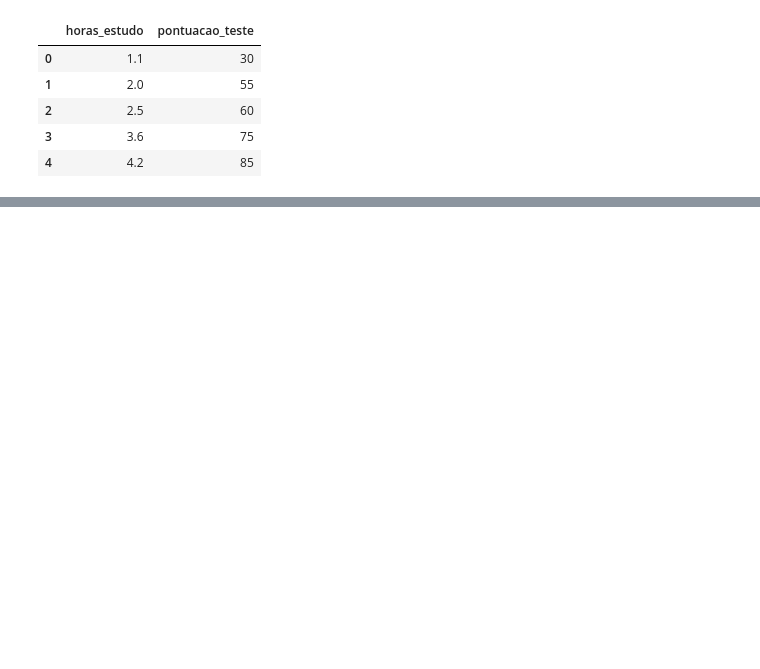
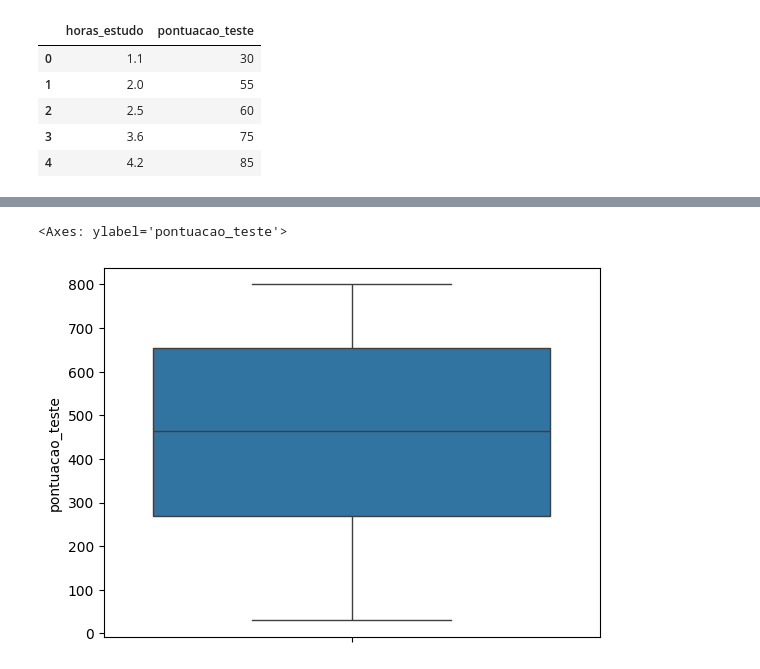
Before and after one commit to lilkirito22/aprendizado_machine_learning, a Jupyter notebook: Regressao_linear_simples/modelo_pontucao.ipynb, the cells around one changed output, grey strips where cells are left out. Drawn from its saved outputs; the diff is of its cells as text; code cells hidden in the pictures; blank space fills up the shorter version.

```diff
--- a/Regressao_linear_simples/modelo_pontucao.ipynb
+++ b/Regressao_linear_simples/modelo_pontucao.ipynb
@@ -13,0 +67,5 @@ df_historico.head(5)
+# %%
+sns.boxplot(df_pontuacao, y='pontuacao_teste')
+# %% [output]
+<Axes: ylabel='pontuacao_teste'>
+[figure, added]
```
Also changed, not shown: parts of 42 cells of this notebook, 2 other files.
